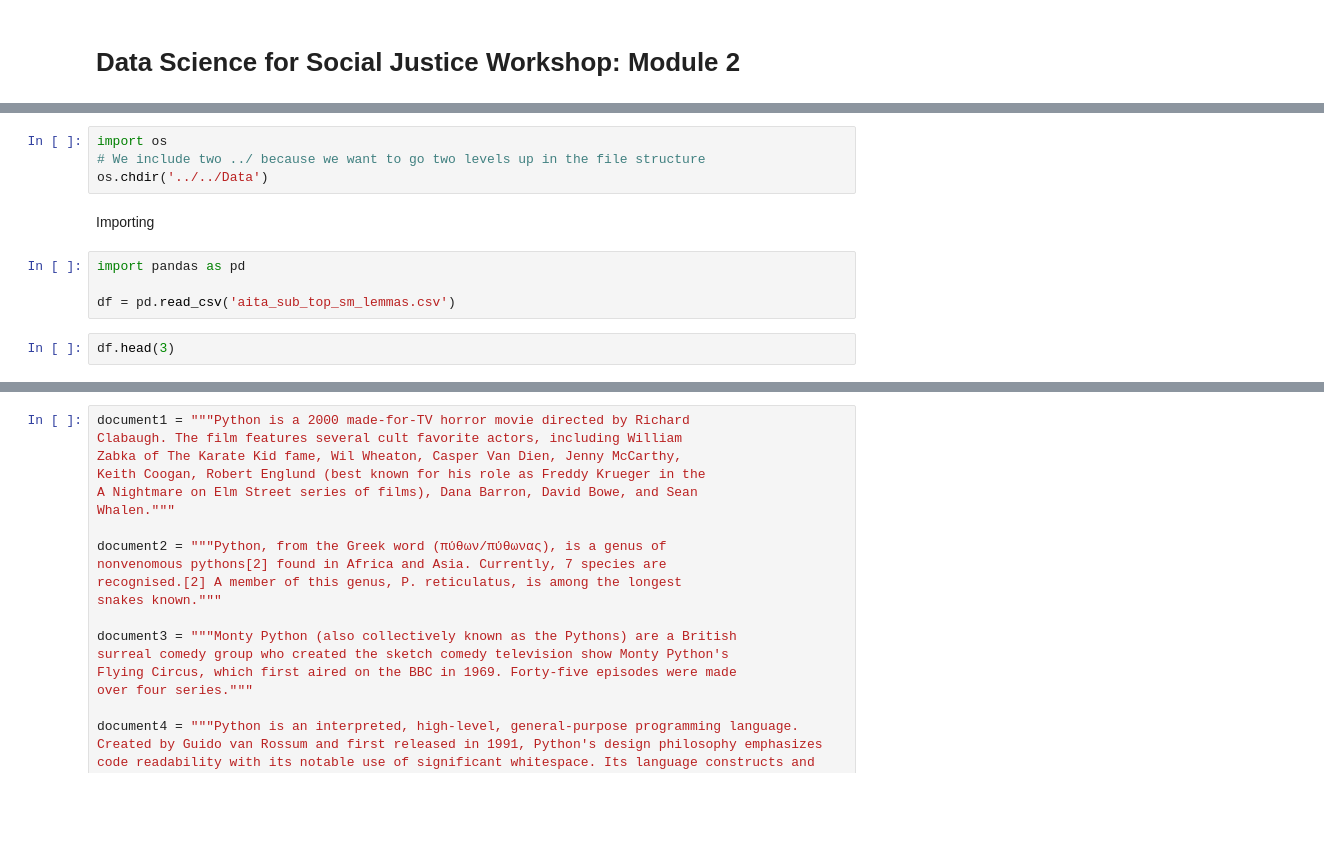
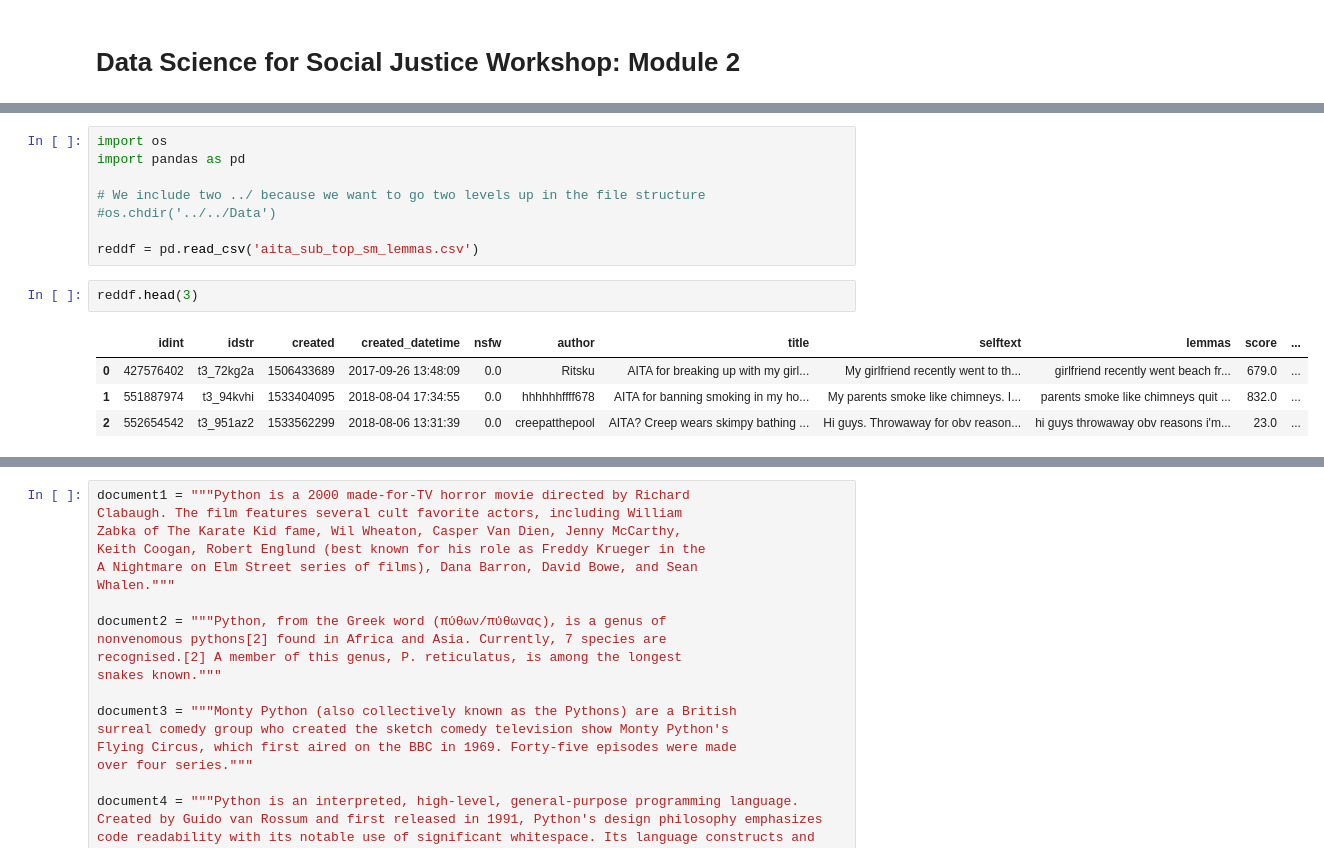
Before and after one commit to dlab-berkeley/Data-Science-Social-Justice-2022, a Jupyter notebook: notebooks/module02/03_tf_idf.ipynb, the cells around one changed output, grey strips where cells are left out. Drawn from its saved outputs; the diff is of its cells as text; blank space fills up the shorter version.

```diff
--- a/notebooks/module02/03_tf_idf.ipynb
+++ b/notebooks/module02/03_tf_idf.ipynb
@@ -20,13 +21,16 @@ If you're not in the right directory, use `os.chdir` to navigate there.
 # %%
 import os
+import pandas as pd
+
 # We include two ../ because we want to go two levels up in the file structure
-os.chdir('../../Data')
+#os.chdir('../../Data')
+
+reddf = pd.read_csv('aita_sub_top_sm_lemmas.csv')
-# %% [markdown]
-Importing
-# %%
-import pandas as pd
-
-df = pd.read_csv('aita_sub_top_sm_lemmas.csv')
 # %%
-df.head(3)
+reddf.head(3)
+# %% [output]
+|  | idint | idstr | created | created_datetime | nsfw | author | title | selftext | lemmas | score | ... |
+| 0 | 427576402 | t3_72kg2a | 1506433689 | 2017-09-26 13:48:09 | 0.0 | Ritsku | AITA for breaking up with my girl... | My girlfriend recently went to th... | girlfriend recently went beach fr... | 679.0 | ... |
+| 1 | 551887974 | t3_94kvhi | 1533404095 | 2018-08-04 17:34:55 | 0.0 | hhhhhhffff678 | AITA for banning smoking in my ho... | My parents smoke like chimneys. I... | parents smoke like chimneys quit ... | 832.0 | ... |
+| 2 | 552654542 | t3_951az2 | 1533562299 | 2018-08-06 13:31:39 | 0.0 | creepatthepool | AITA? Creep wears skimpy bathing ... | Hi guys. Throwaway for obv reason... | hi guys throwaway obv reasons i'm... | 23.0 | ... |
 # %% [markdown]
```
Also changed, not shown: parts of 50 cells of this notebook, 1 other file.
